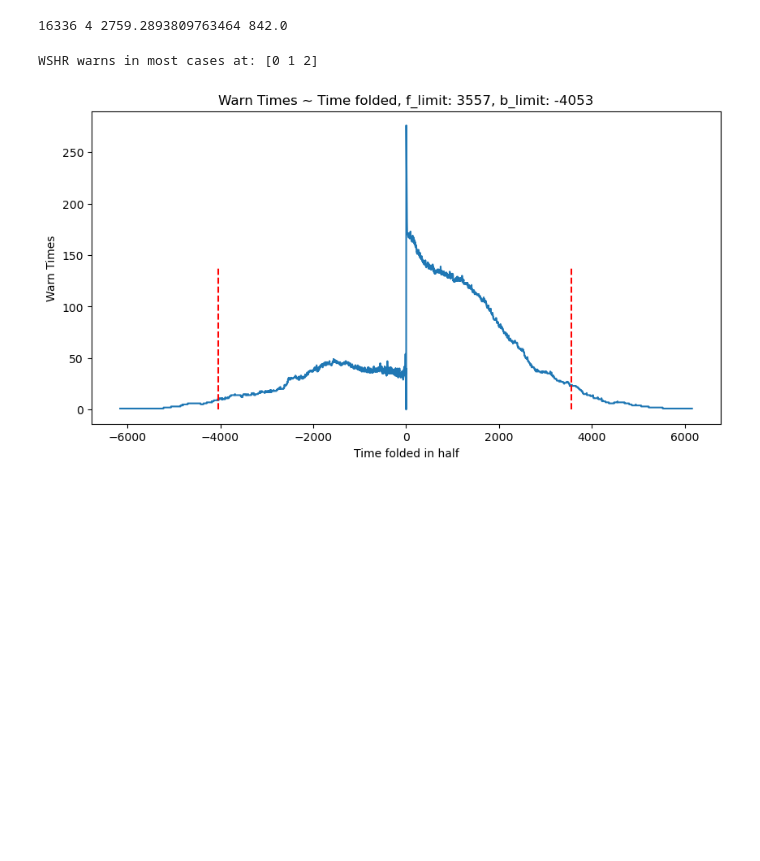
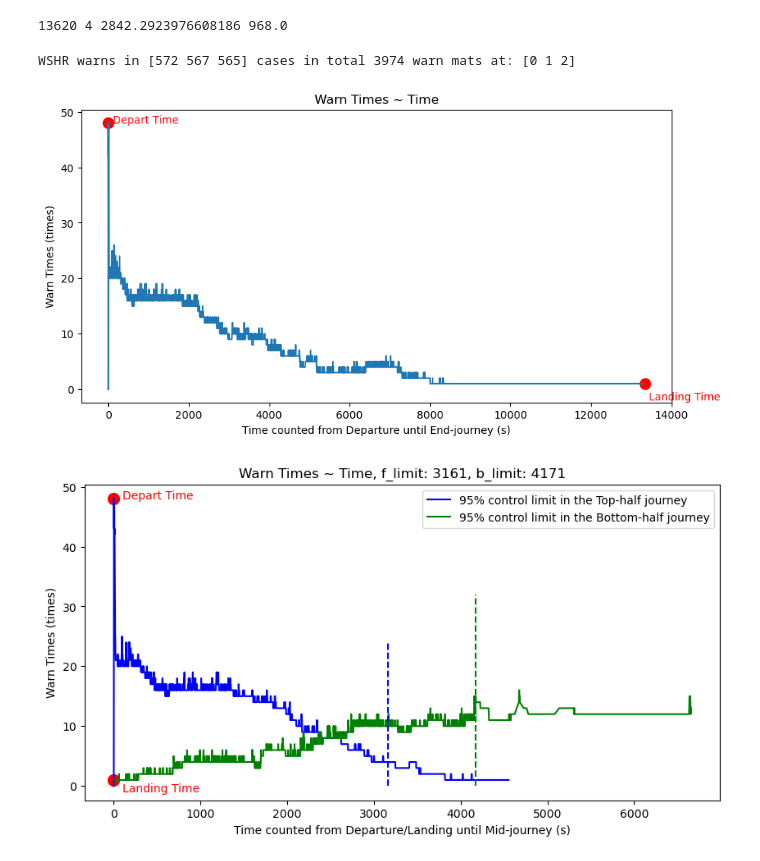
Before and after one commit to srt-uncertainty-wind/code, a Jupyter notebook: WSHR_time_summary.ipynb, the cells around one changed output. Saved outputs shown, nothing was run; the diff lists cells and outputs as text; code cells hidden in the pictures; blank space fills up the shorter version.

```diff
--- a/WSHR_time_summary.ipynb
+++ b/WSHR_time_summary.ipynb
@@ -22,8 +19,9 @@ import numpy as np
 # 规定WSHR异常值
 wshr_e_value = 0
 
-# 初始化WSHR异常时间字典
+# 初始化WSHR异常时间字典，分为前半段和后半段
 wshr_warn_time_dict = {}
+wshr_warn_time_dict_f, wshr_warn_time_dict_b = {}, {}
 
 for e_folder_path in exception_folder_paths:
     # 读取当前异常文件夹下所有文件路径
@@ -36,10 +34,20 @@ for e_folder_path in exception_folder_paths:
         wshr = e_mat['WSHR']
         wshr_data, wshr_rate = wshr[0][0][0], wshr[0][0][1][0][0]
         # print(len(wshr_data))
-        wshr_warn_time_list = [t if t<=len(wshr_data)/2 else t-len(wshr_data) for t in np.where(wshr_data==wshr_e_value)[0]]
+        # wshr_warn_time_list = [t if t<=len(wshr_data)/2 else t-len(wshr_data) for t in np.where(wshr_data==wshr_e_value)[0]]
+        wshr_warn_time_list = [t for t in np.where(wshr_data==wshr_e_value)[0]]
+        wshr_warn_time_list_f, wshr_warn_time_list_b = [], []
+        for t in np.where(wshr_data==wshr_e_value)[0]:
+            if t <= len(wshr_data)/2:
+                wshr_warn_time_list_f.append(t)
+            else:
+                wshr_warn_time_list_b.append(t-int(len(wshr_data)/2))
 
         e_mat_marker = e_mat_path.split('\\')[-2] + '/' + e_mat_path.split('\\')[-1]
+
         wshr_warn_time_dict[e_mat_marker] = wshr_warn_time_list
+        wshr_warn_time_dict_f[e_mat_marker] = wshr_warn_time_list_f
+        wshr_warn_time_dict_b[e_mat_marker] = wshr_warn_time_list_b
 #     break
 # break
 # %%
@@ -59,56 +67,83 @@ for e_folder_path in exception_folder_paths:
 
 print(np.max(wshr_len_list), np.min(wshr_len_list), np.mean(wshr_len_list), np.median(wshr_len_list))
 # %% [output]
-16336 4 2759.2893809763464 842.0
+13620 4 2842.2923976608186 968.0
 # %%
 from collections import Counter
 from matplotlib import pyplot as plt
 
 # 初始化计数器
 time_counter = Counter()
+time_counter_f, time_counter_b = Counter(), Counter()
 
 for e_mat_marker, e_warn_time_list in wshr_warn_time_dict.items():
     time_counter.update(Counter(e_warn_time_list))
+for e_mat_marker, e_warn_time_list in wshr_warn_time_dict_f.items():
+    time_counter_f.update(Counter(e_warn_time_list))
+for e_mat_marker, e_warn_time_list in wshr_warn_time_dict_b.items():
+    time_counter_b.update(Counter(e_warn_time_list))
 
 sorted_indices = np.argsort(list(time_counter.keys()))
 x_warn_time, y_times = np.array(list(time_counter.keys()))[sorted_indices], np.array(list(time_counter.values()))[sorted_indices]
+sorted_indices_f = np.argsort(list(time_counter_f.keys()))
+x_warn_time_f, y_times_f = np.array(list(time_counter_f.keys()))[sorted_indices_f], np.array(list(time_counter_f.values()))[sorted_indices_f]
+sorted_indices_b = np.argsort(list(time_counter_b.keys()))
+x_warn_time_b, y_times_b = np.array(list(time_counter_b.keys()))[sorted_indices_b], np.flip(np.array(list(time_counter_b.values()))[sorted_indices_b])
 
 # 提出高频数异常时刻
 # max_times_idx = np.where(y_times==np.max(y_times))[0]
-max_times_idx = np.where(y_times > 2000)[0]
-print(f"WSHR warns in most cases at: {x_warn_time[max_times_inx]}")
+max_times_idx = np.where(y_times_f > 500)[0]
 # x_warn_time = np.delete(x_warn_time, max_times_idx)
 # y_times = np.delete(y_times, max_times_idx)
+print(f"WSHR warns in {y_times[max_times_idx]} cases in total {3974} warn mats at: {x_warn_time_f[max_times_idx]}")
+y_times_f[max_times_idx] = 0
 y_times[max_times_idx] = 0
 
 # 航程开始/结束各自计算给定比例的时刻阈值
-zero_idx = np.where(x_warn_time == 0)[0][0]
 limit_percent = 0.95
 
-f_half_times, b_half_times = np.sum(y_times[x_warn_time > 0]), np.sum(y_times[x_warn_time < 0])
+f_half_times, b_half_times = np.sum(y_times_f), np.sum(y_times_b)
 limit_f_times, limit_b_times = int(f_half_times * limit_percent), int(b_half_times * limit_percent)
 count_f_times, count_b_times = 0, 0
 limit_f_idx, limit_b_idx = 0, 0
-for idx in range(zero_idx, len(x_warn_time)):
-    count_f_times += y_times[idx]
+for idx in range(len(x_warn_time_f)):
+    count_f_times += y_times_f[idx]
     if count_f_times > limit_f_times:
-        limit_f_idx = x_warn_time[idx]
+        limit_f_idx = x_warn_time_f[idx]
         break
-for idx in range(zero_idx, 0, -1):
-    count_b_times += y_times[idx]
+for idx in range(len(x_warn_time)):
+    count_b_times += y_times_b[idx]
     if count_b_times > limit_b_times:
-        limit_b_idx = x_warn_time[idx]
+        limit_b_idx = x_warn_time_b[idx]
         break
 
 # WSHR异常时间可视化
 plt.figure(figsize=(10, 5))
 plt.plot(x_warn_time, y_times)
-plt.vlines(limit_f_idx, 0, np.max(y_times/2), colors='r', linestyles='--', label='f_limit')
-plt.vlines(limit_b_idx, 0, np.max(y_times/2), colors='r', linestyles='--', label='b_limit')
-plt.xlabel("Time folded in half")
-plt.ylabel("Warn Times")
-plt.title(f"Warn Times ~ Time folded, f_limit: {limit_f_idx}, b_limit: {limit_b_idx}")
+plt.scatter(x_warn_time[0], max(y_times), color='red', marker='o', s=100)
+plt.text(x_warn_time[0]+100, max(y_times), 'Depart Time', color='red')
+plt.scatter(x_warn_time[len(x_warn_time)-1], y_times[len(y_times)-1], color='red', marker='o', s=100)
+plt.text(x_warn_time[len(x_warn_time)-1]+100, min(y_times)-2, 'Landing Time', color='red')
+plt.xlabel("Time counted from Departure until End-journey (s)")
+plt.ylabel("Warn Times (times)")
+plt.title(f"Warn Times ~ Time")
 plt.show()
+
+plt.figure(figsize=(10, 5))
+plt.plot(x_warn_time_f, y_times_f, color='blue')
+plt.plot(x_warn_time_b, y_times_b, color='green')
+plt.scatter(x_warn_time_f[0], max(y_times_f), color='red', marker='o', s=100)
+plt.text(x_warn_time_f[0]+100, max(y_times_f), 'Depart Time', color='red')
+plt.scatter(x_warn_time_b[0], y_times_b[0], color='red', marker='o', s=100)
+plt.text(x_warn_time_b[0]+100, y_times_b[0]-2, 'Landing Time', color='red')
+plt.vlines(limit_f_idx, 0, np.max(y_times_f/2), colors='b', linestyles='--', label='f_limit')
+plt.vlines(limit_b_idx, 0, np.max(y_times_b*2), colors='green', linestyles='--', label='b_limit')
+plt.xlabel("Time counted from Departure/Landing until Mid-journey (s)")
+plt.ylabel("Warn Times (times)")
+plt.title(f"Warn Times ~ Time, f_limit: {limit_f_idx}, b_limit: {limit_b_idx}")
+plt.legend(labels=['95% control limit in the Top-half journey', '95% control limit in the Bottom-half journey'])
+plt.show()
 # %% [output]
-WSHR warns in most cases at: [0 1 2]
+WSHR warns in [572 567 565] cases in total 3974 warn mats at: [0 1 2]
-[figure, old version]
+[figure, new version]
+[figure, added]
```
Also changed, not shown: parts of 2 cells of this notebook.
